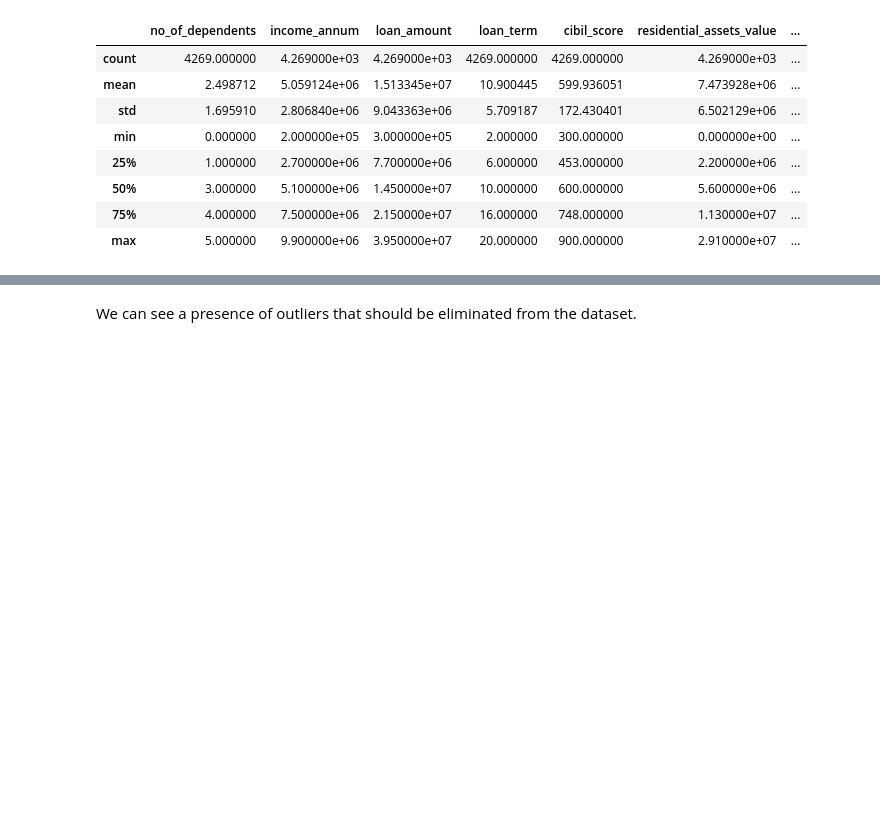
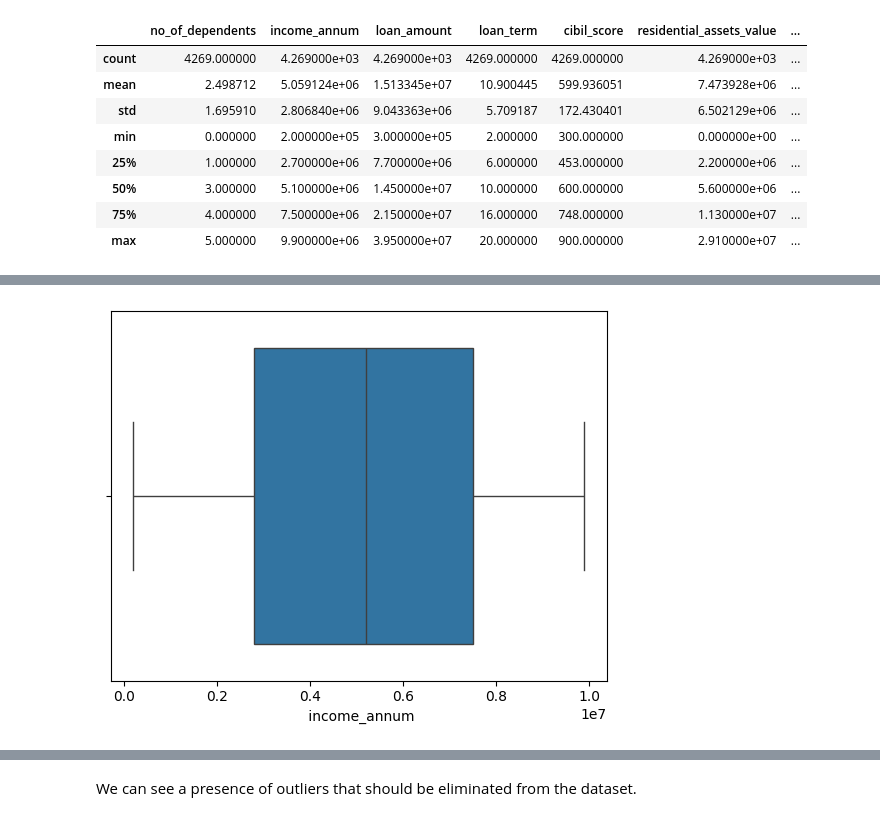
Before and after one commit to Wissal-m/Bank-Loan-Approval-Prediction, a Jupyter notebook: Bank_Loan_Approval_Prediction.ipynb, the cells around one changed output, grey strips where cells are left out. Saved outputs shown, nothing was run; the diff lists cells and outputs as text; code cells hidden in the pictures; blank space fills up the shorter version.

```diff
--- a/Bank_Loan_Approval_Prediction.ipynb
+++ b/Bank_Loan_Approval_Prediction.ipynb
@@ -92,0 +64,5 @@ fig4.show()
+# %%
+# Ouliers :
+fig = sns.boxplot(df, x=' income_annum')
+# %% [output]
+[figure, added]
```
Also changed, not shown: parts of 15 cells of this notebook.
